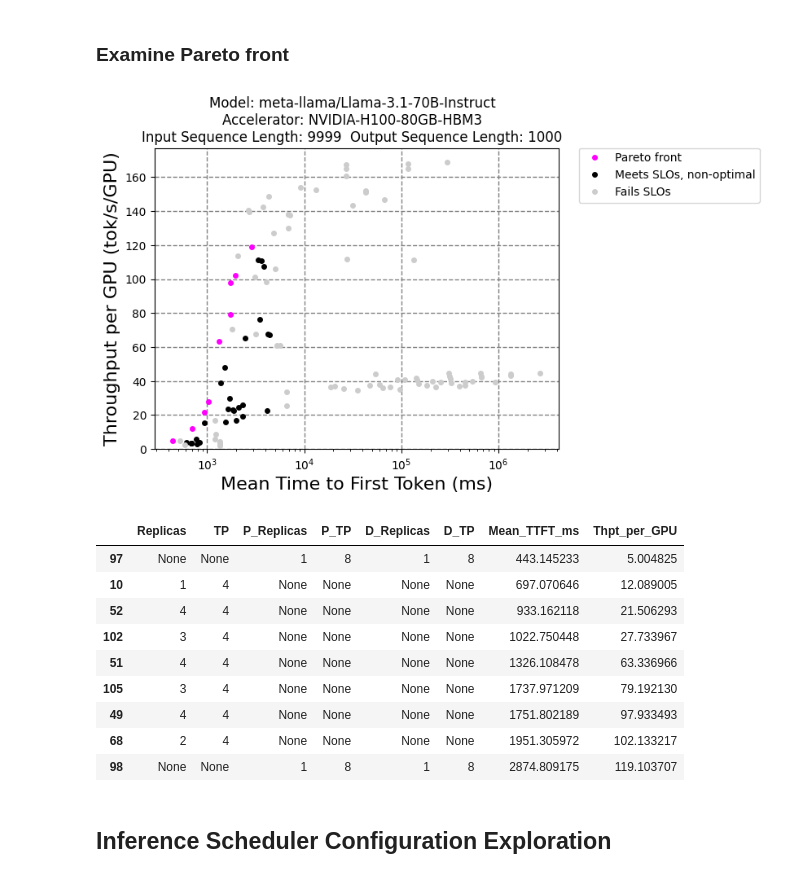
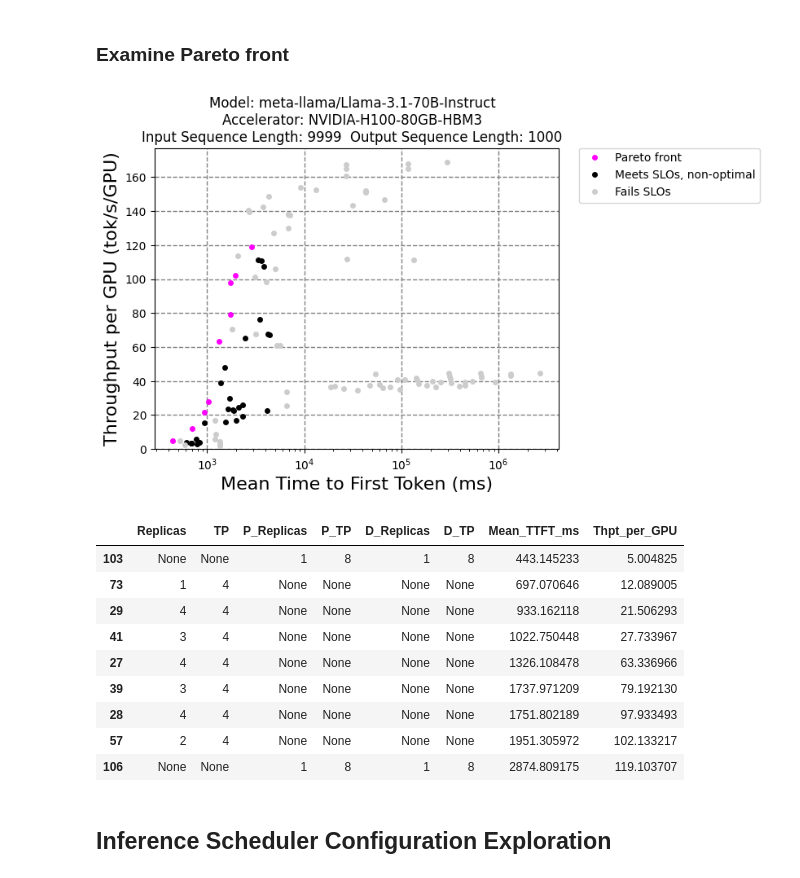
Before and after one commit to toslali-ibm/llm-d-benchmark, a Jupyter notebook: analysis/analysis.ipynb, the cells around one changed output. Saved outputs shown, nothing was run; the diff lists cells and outputs as text; code cells hidden in the pictures.

```diff
--- a/analysis/analysis.ipynb
+++ b/analysis/analysis.ipynb
@@ -171,7 +179,7 @@ plot_scenario_tradeoff(
 ################################################################################
 
 # Select scenario
-idx = 241
+idx = 297
 
 # Define SLOs
 slos = [
@@ -193,42 +201,44 @@ log_y = False
 config_columns = ['Replicas', 'TP', 'P_Replicas', 'P_TP', 'D_Replicas', 'D_TP']
 
 ################################################################################
 # Standard code
 ################################################################################
 
 plot_pareto_tradeoff(
     runs_df=runs,
     scenario=scenarios[idx],
     col_x=col_x,
     col_y=col_y,
     slos=slos,
     log_x=log_x,
     log_y=log_y)
 
+plt.show()
+
 # Print table of optimal configurations
 # Get scenario rows from all runs in dataset
 runs_scenario = xp.get_scenario_df(runs, scenarios[idx])
 # Get just the rows that meet SLOs
 runs_meet_slo = xp.get_meet_slo_df(runs_scenario, slos)
 # Get rows on Pareto front
 runs_pareto_front = xp.get_pareto_front_df(runs_meet_slo, col_x, col_y, True)
 # Print the rows on Pareto front, showing just the columns of interest
 columns_of_interest = config_columns[:]
 columns_of_interest.append(col_x)
 columns_of_interest.append(col_y)
 runs_pareto_front[columns_of_interest]
 # %% [output]
 [figure]
 |  | Replicas | TP | P_Replicas | P_TP | D_Replicas | D_TP | Mean_TTFT_ms | Thpt_per_GPU |
-| 97 | None | None | 1 | 8 | 1 | 8 | 443.145233 | 5.004825 |
-| 10 | 1 | 4 | None | None | None | None | 697.070646 | 12.089005 |
-| 52 | 4 | 4 | None | None | None | None | 933.162118 | 21.506293 |
-| 102 | 3 | 4 | None | None | None | None | 1022.750448 | 27.733967 |
-| 51 | 4 | 4 | None | None | None | None | 1326.108478 | 63.336966 |
-| 105 | 3 | 4 | None | None | None | None | 1737.971209 | 79.192130 |
-| 49 | 4 | 4 | None | None | None | None | 1751.802189 | 97.933493 |
-| 68 | 2 | 4 | None | None | None | None | 1951.305972 | 102.133217 |
-| 98 | None | None | 1 | 8 | 1 | 8 | 2874.809175 | 119.103707 |
+| 103 | None | None | 1 | 8 | 1 | 8 | 443.145233 | 5.004825 |
+| 73 | 1 | 4 | None | None | None | None | 697.070646 | 12.089005 |
+| 29 | 4 | 4 | None | None | None | None | 933.162118 | 21.506293 |
+| 41 | 3 | 4 | None | None | None | None | 1022.750448 | 27.733967 |
+| 27 | 4 | 4 | None | None | None | None | 1326.108478 | 63.336966 |
+| 39 | 3 | 4 | None | None | None | None | 1737.971209 | 79.192130 |
+| 28 | 4 | 4 | None | None | None | None | 1751.802189 | 97.933493 |
+| 57 | 2 | 4 | None | None | None | None | 1951.305972 | 102.133217 |
+| 106 | None | None | 1 | 8 | 1 | 8 | 2874.809175 | 119.103707 |
 # %% [markdown]
 ## Inference Scheduler Configuration Exploration
 # %%
```
Also changed, not shown: parts of 6 cells of this notebook, 2 other files.
